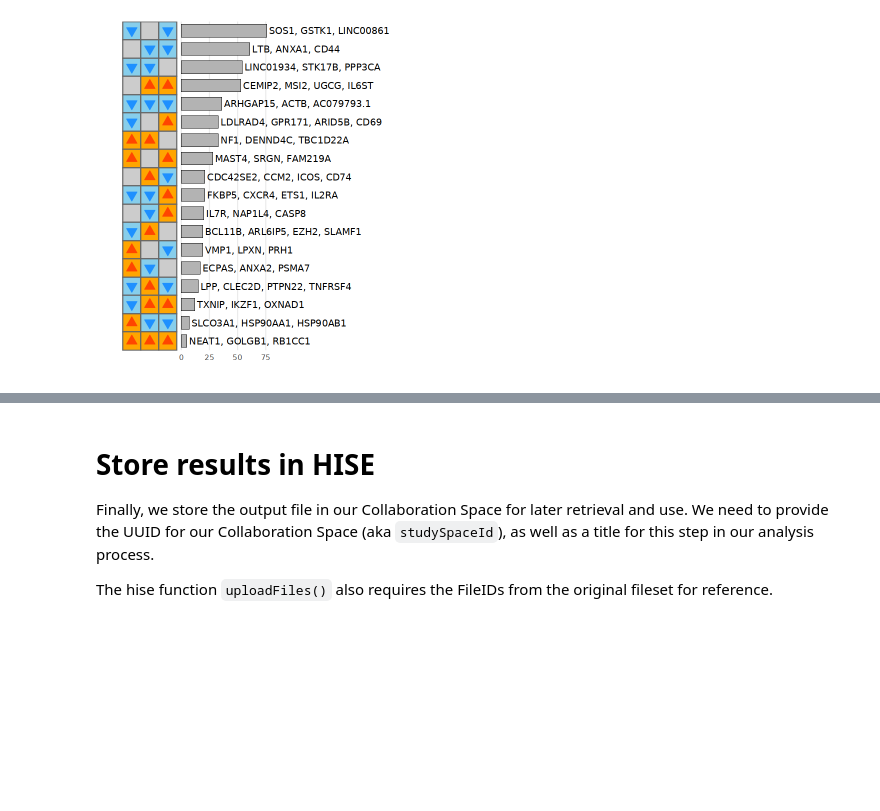
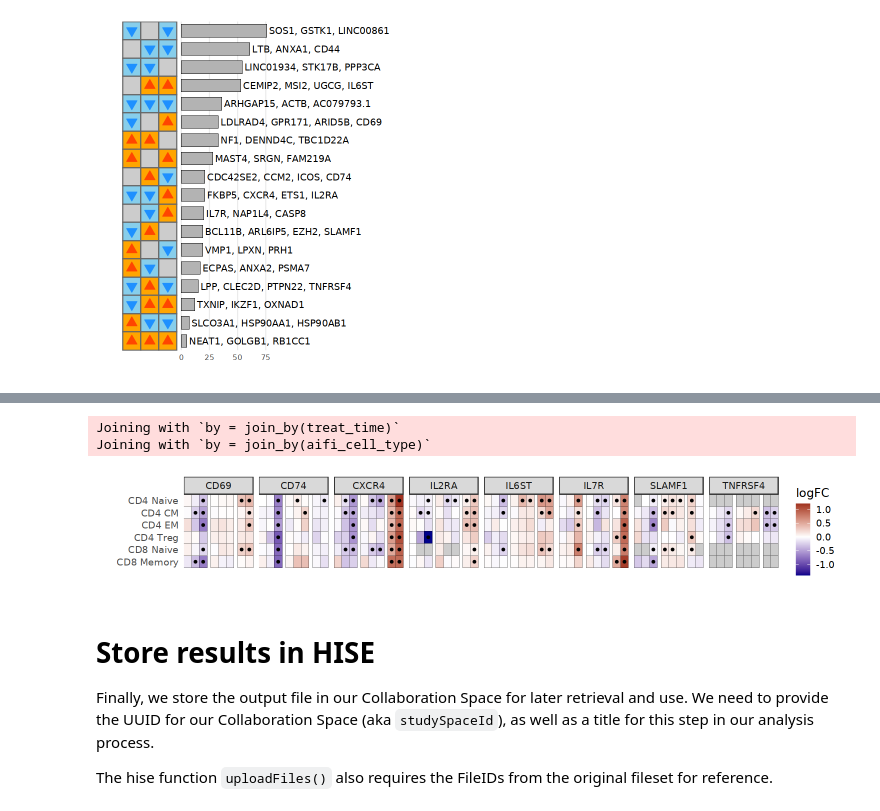
Before and after one commit to aifimmunology/repro-vrd-tea-seq, a Jupyter notebook: figures/Fig-7_drug_comparisons.ipynb, the cells around one changed output, grey strips where cells are left out. Saved outputs shown, nothing was run; the diff lists cells and outputs as text; code cells hidden in the pictures; blank space fills up the shorter version.

```diff
--- a/figures/Fig-7_drug_comparisons.ipynb
+++ b/figures/Fig-7_drug_comparisons.ipynb
@@ -490,0 +506,12 @@ write.csv(
+# %%
+plot_deg <- all_deg %>%
+  filter(gene %in% target_genes) %>%
+  mutate(treat_time = paste0(fg, "_", timepoint)) %>%
+  select(aifi_cell_type, gene, fg, timepoint, treat_time, logFC, nomP, adjP)
+# %%
+plot_df <- plot_deg %>%
+  left_join(treat_colors) %>%
+  left_join(type_colors)
+# %% [output]
+Joining with `by = join_by(treat_time)`
+Joining with `by = join_by(aifi_cell_type)`
@@ -490,0 +525,54 @@ write.csv(
+# %%
+missing_panels <- expand.grid(
+    treat_order = unique(plot_df$treat_order),
+    cell_type_ypos = unique(plot_df$cell_type_ypos),
+    gene = target_genes
+)
+missing_panels <- missing_panels %>%
+  filter(!paste(treat_order, cell_type_ypos, gene) %in% paste(plot_df$treat_order, plot_df$cell_type_ypos, plot_df$gene))
+# %%
+options(repr.plot.width = 12.5, repr.plot.height = 2)
+marker_heatmap <- ggplot() +
+  geom_tile(
+      data = missing_panels,
+      aes(x = treat_order,
+          y = cell_type_ypos),
+      fill = "gray80",
+      color = "black"
+  ) +
+  geom_tile(
+      data = plot_df,
+      aes(x = treat_order,
+          y = cell_type_ypos,
+          fill = logFC),
+      color = "black"
+  ) +
+  geom_point(
+      data = plot_df %>% filter(adjP < 0.01),
+      aes(x = treat_order,
+          y = cell_type_ypos),
+      pch = 16
+  ) +
+  scale_fill_gradient2(low = "darkblue", mid = "white", high = "darkred") +
+  scale_y_continuous(
+      "",
+      breaks = type_colors$cell_type_ypos,
+      labels = type_colors$cell_type_label,
+      expand = c(0,0)
+  ) +
+  scale_x_continuous(
+      "",
+      breaks = treat_colors$treat_order,
+      labels = treat_colors$lab_label,
+      expand = c(0,0)
+  ) +
+  facet_wrap(~ gene, ncol = 8) +
+  theme_bw(base_size = 14) +
+  theme(axis.text.x = element_text(angle = 90, hjust = 1, vjust = 0.3),
+        axis.ticks = element_blank(),
+        panel.grid.minor = element_blank(),
+        panel.grid.major = element_blank(),
+        panel.border = element_blank())
+marker_heatmap
+# %% [output]
+[figure, added]
```
Also changed, not shown: parts of 10 cells of this notebook, 16 other files.
